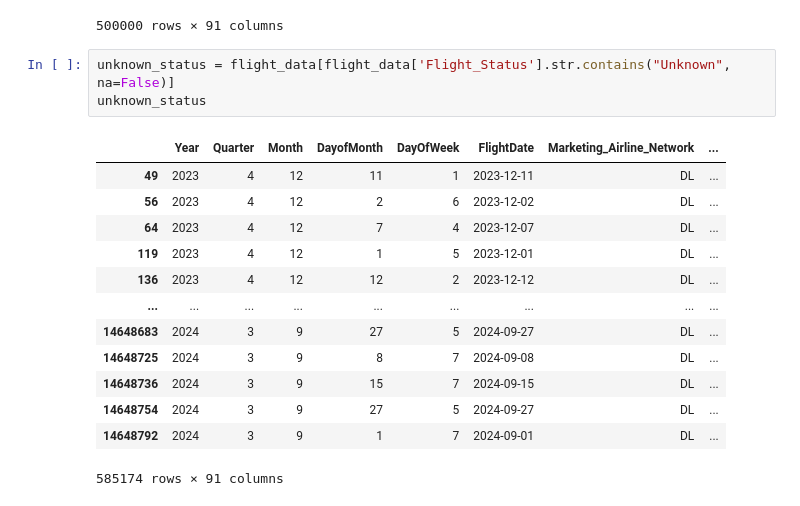
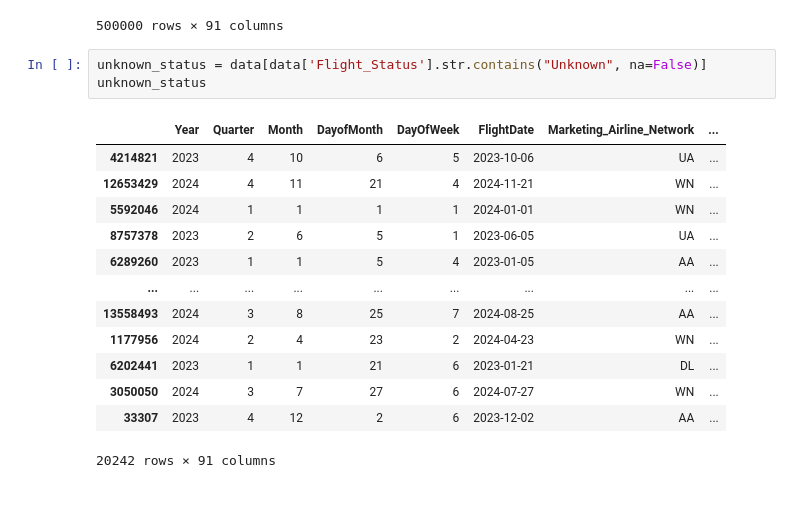
Before and after one commit to denibravo/NeuralNetworkProject, a Jupyter notebook: Delayed.ipynb, the cells around one changed output. Saved outputs shown, nothing was run; the diff lists cells and outputs as text.

```diff
--- a/Delayed.ipynb
+++ b/Delayed.ipynb
@@ -591,19 +591,19 @@ data
 | 5198822 | 2024 | 1 | 3 | 8 | 5 | 2024-03-08 | WN | ... |
 500000 rows × 91 columns
 # %%
-unknown_status = flight_data[flight_data['Flight_Status'].str.contains("Unknown", na=False)]
+unknown_status = data[data['Flight_Status'].str.contains("Unknown", na=False)]
 unknown_status
 # %% [output]
 |  | Year | Quarter | Month | DayofMonth | DayOfWeek | FlightDate | Marketing_Airline_Network | ... |
-| 49 | 2023 | 4 | 12 | 11 | 1 | 2023-12-11 | DL | ... |
-| 56 | 2023 | 4 | 12 | 2 | 6 | 2023-12-02 | DL | ... |
-| 64 | 2023 | 4 | 12 | 7 | 4 | 2023-12-07 | DL | ... |
-| 119 | 2023 | 4 | 12 | 1 | 5 | 2023-12-01 | DL | ... |
-| 136 | 2023 | 4 | 12 | 12 | 2 | 2023-12-12 | DL | ... |
+| 4214821 | 2023 | 4 | 10 | 6 | 5 | 2023-10-06 | UA | ... |
+| 12653429 | 2024 | 4 | 11 | 21 | 4 | 2024-11-21 | WN | ... |
+| 5592046 | 2024 | 1 | 1 | 1 | 1 | 2024-01-01 | WN | ... |
+| 8757378 | 2023 | 2 | 6 | 5 | 1 | 2023-06-05 | UA | ... |
+| 6289260 | 2023 | 1 | 1 | 5 | 4 | 2023-01-05 | AA | ... |
 | ... | ... | ... | ... | ... | ... | ... | ... | ... |
-| 14648683 | 2024 | 3 | 9 | 27 | 5 | 2024-09-27 | DL | ... |
-| 14648725 | 2024 | 3 | 9 | 8 | 7 | 2024-09-08 | DL | ... |
-| 14648736 | 2024 | 3 | 9 | 15 | 7 | 2024-09-15 | DL | ... |
-| 14648754 | 2024 | 3 | 9 | 27 | 5 | 2024-09-27 | DL | ... |
-| 14648792 | 2024 | 3 | 9 | 1 | 7 | 2024-09-01 | DL | ... |
+| 13558493 | 2024 | 3 | 8 | 25 | 7 | 2024-08-25 | AA | ... |
+| 1177956 | 2024 | 2 | 4 | 23 | 2 | 2024-04-23 | WN | ... |
+| 6202441 | 2023 | 1 | 1 | 21 | 6 | 2023-01-21 | DL | ... |
+| 3050050 | 2024 | 3 | 7 | 27 | 6 | 2024-07-27 | WN | ... |
+| 33307 | 2023 | 4 | 12 | 2 | 6 | 2023-12-02 | AA | ... |
-585174 rows × 91 columns
+20242 rows × 91 columns
```
Also changed, not shown: parts of 2 cells of this notebook.
